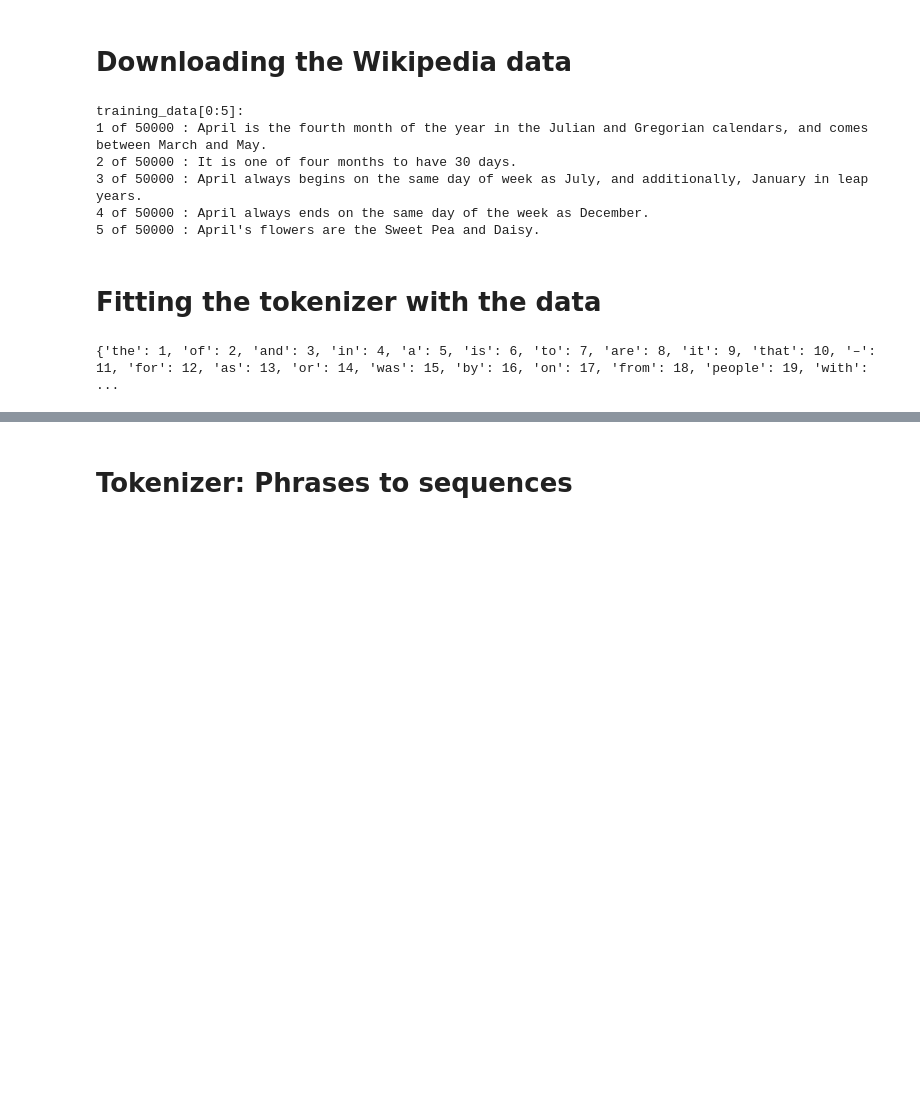
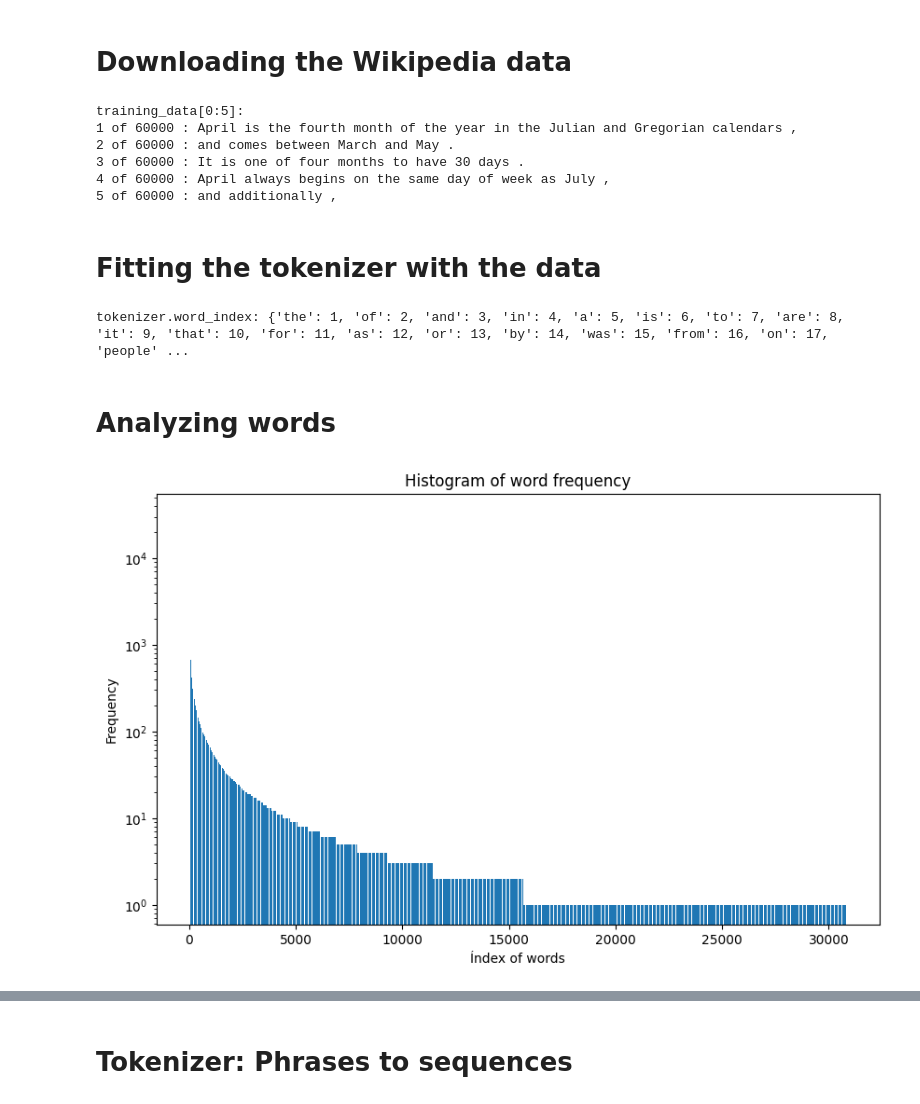
Before and after one commit to trucomanx/ModelTextToTex, a Jupyter notebook: example1_model_word_n_to_word/data_tokenizer.ipynb, the cells around one changed output, grey strips where cells are left out. Saved outputs shown, nothing was run; the diff lists cells and outputs as text; code cells hidden in the pictures; blank space fills up the shorter version.

Commit message:
ordenando

```diff
--- a/example1_model_word_n_to_word/data_tokenizer.ipynb
+++ b/example1_model_word_n_to_word/data_tokenizer.ipynb
@@ -14,7 +16,7 @@ OUTPUT_DIR = '../../outputs/example1_word_n_to_word'
 
 import mymodules.dataset as mmds
 
-training_data = mmds.load_wiki_dataset(max_len=50000)
+training_data = mmds.load_wiki_dataset(max_len=60000,max_words_by_phrase=INPUT_SIZE)
 
 Ltotal = len(training_data)
 
@@ -24,11 +26,11 @@ print("\ntraining_data[0:5]:")
 print("")
 # %% [output]
 training_data[0:5]:
-1 of 50000 : April is the fourth month of the year in the Julian and Gregorian calendars, and comes between March and May.
-2 of 50000 : It is one of four months to have 30 days.
-3 of 50000 : April always begins on the same day of week as July, and additionally, January in leap years.
-4 of 50000 : April always ends on the same day of the week as December.
-5 of 50000 : April's flowers are the Sweet Pea and Daisy.
+1 of 60000 : April is the fourth month of the year in the Julian and Gregorian calendars ,
+2 of 60000 : and comes between March and May .
+3 of 60000 : It is one of four months to have 30 days .
+4 of 60000 : April always begins on the same day of week as July ,
+5 of 60000 : and additionally ,
 # %% [markdown]
 # Fitting the tokenizer with the data
 # %%
@@ -43,19 +45,10 @@ tokenizer.fit_on_texts(training_data)
 
 # Total number of words in the vocabulary
 total_words = len(tokenizer.word_index) + 1
-
-print("")
-print(tokenizer.word_index) # dictionary key=word value=index
-print("")
-print("total_words:",total_words)
-print("")
-
-TOKENIZER_DIR = os.path.join(OUTPUT_DIR,'tokenizer')
-os.makedirs(TOKENIZER_DIR, exist_ok=True)
-
-# Save the tokenizer
-tokenizer_json = tokenizer.to_json()
-with open(os.path.join(TOKENIZER_DIR,'tokenizer.json'), 'w', encoding='utf-8') as f:
-    json.dump(json.loads(tokenizer_json), f, indent=4, ensure_ascii=False)
-# %% [output]
-{'the': 1, 'of': 2, 'and': 3, 'in': 4, 'a': 5, 'is': 6, 'to': 7, 'are': 8, 'it': 9, 'that': 10, '–': 11, 'for': 12, 'as': 13, 'or': 14, 'was': 15, 'by': 16, 'on': 17, 'from': 18, 'people': 19, 'with': ...
+# %%
+# Some prints
+print("tokenizer.word_index:",tokenizer.word_index) # dictionary key=word value=index
+
+print("total_words:",total_words)
+# %% [output]
+tokenizer.word_index: {'the': 1, 'of': 2, 'and': 3, 'in': 4, 'a': 5, 'is': 6, 'to': 7, 'are': 8, 'it': 9, 'that': 10, 'for': 11, 'as': 12, 'or': 13, 'by': 14, 'was': 15, 'from': 16, 'on': 17, 'people' ...
@@ -61,0 +63,32 @@ with open(os.path.join(TOKENIZER_DIR,'tokenizer.json'), 'w', encoding='utf-8') a
+# %% [markdown]
+# Analyzing words
+# %%
+# Obtenha o índice das palavras e as suas frequências
+word_counts = tokenizer.word_counts
+
+# Ordena as palavras pela frequência
+sorted_word_counts = sorted(word_counts.items(), key=lambda x: x[1], reverse=True)
+
+# Extrair os índices das palavras e suas contagens
+words, counts = zip(*sorted_word_counts)
+
+# Se quiser limitar o número de palavras no gráfico, use:
+top_n = total_words # Por exemplo, pegar as 50 palavras mais frequentes
+words = words[:top_n]
+counts = counts[:top_n]
+
+# Converter palavras para seus índices
+word_indices = [tokenizer.word_index[word] for word in words]
+
+# Plotar o histograma
+import matplotlib.pyplot as plt
+
+plt.figure(figsize=(10, 6))
+plt.bar(word_indices, counts)
+plt.xlabel('Índex of words')
+plt.ylabel('Frequency')
+plt.title('Histogram of word frequency')
+plt.yscale('log')
+plt.show()
+# %% [output]
+[figure, added]
```
Also changed, not shown: parts of 11 cells of this notebook, 4 other files.
